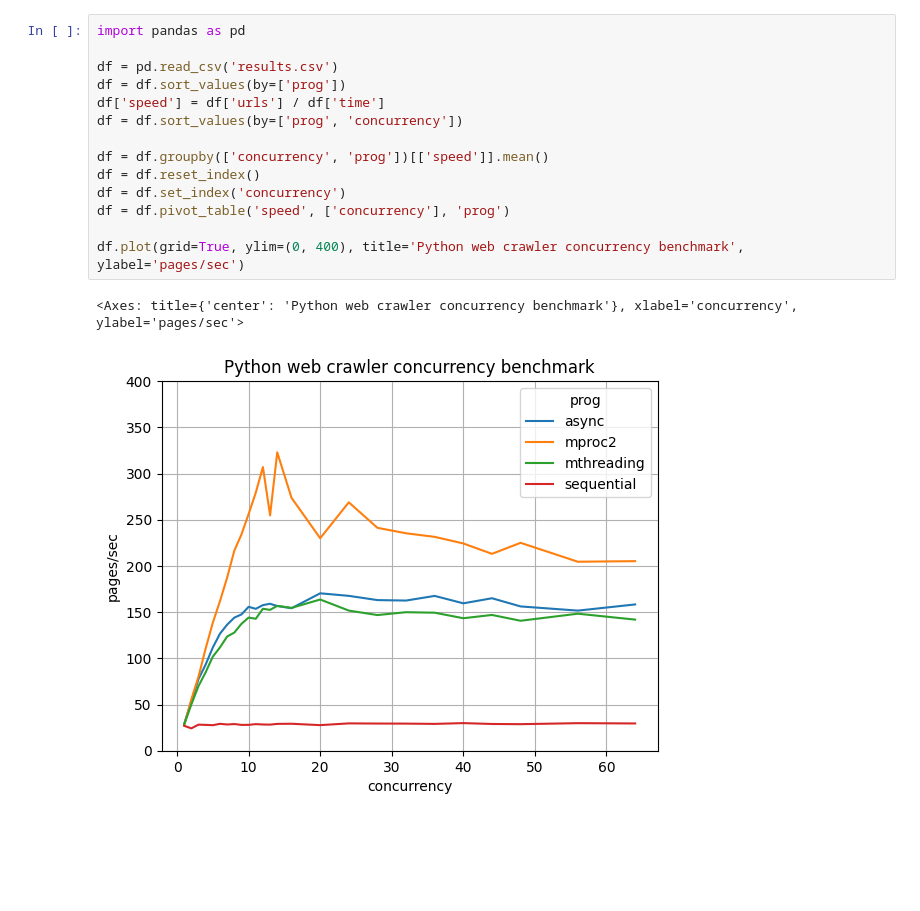
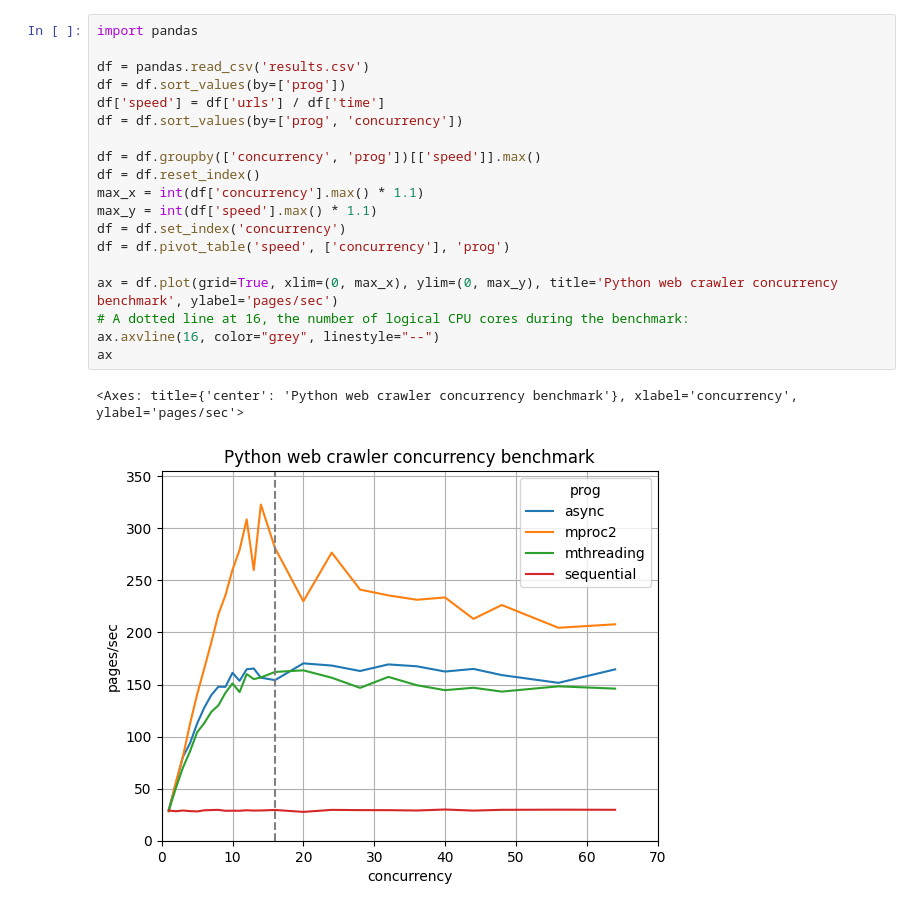
Before and after one commit to erikvanzijst/crawler, a Jupyter notebook: benchmark.ipynb, the cells around one changed output. Cells and saved outputs as stored; diff of their text form; blank space fills up the shorter version.

````diff
--- a/benchmark.ipynb
+++ b/benchmark.ipynb
@@ -24,22 +24,27 @@ def crawl(root: str) -> None:
         crawl(root)
 ```
 # %%
-import pandas as pd
+import pandas
 
-df = pd.read_csv('results.csv')
+df = pandas.read_csv('results.csv')
 df = df.sort_values(by=['prog'])
 df['speed'] = df['urls'] / df['time']
 df = df.sort_values(by=['prog', 'concurrency'])
 
-df = df.groupby(['concurrency', 'prog'])[['speed']].mean()
+df = df.groupby(['concurrency', 'prog'])[['speed']].max()
 df = df.reset_index()
+max_x = int(df['concurrency'].max() * 1.1)
+max_y = int(df['speed'].max() * 1.1)
 df = df.set_index('concurrency')
 df = df.pivot_table('speed', ['concurrency'], 'prog')
 
-df.plot(grid=True, ylim=(0, 400), title='Python web crawler concurrency benchmark', ylabel='pages/sec')
+ax = df.plot(grid=True, xlim=(0, max_x), ylim=(0, max_y), title='Python web crawler concurrency benchmark', ylabel='pages/sec')
+# A dotted line at 16, the number of logical CPU cores during the benchmark:
+ax.axvline(16, color="grey", linestyle="--")
+ax
 # %% [output]
 <Axes: title={'center': 'Python web crawler concurrency benchmark'}, xlabel='concurrency', ylabel='pages/sec'>
-[figure, old version]
+[figure, new version]
 # %%
 display(df)
 # %% [output]
````
Also changed, not shown: parts of 2 cells of this notebook, 8 other files.
